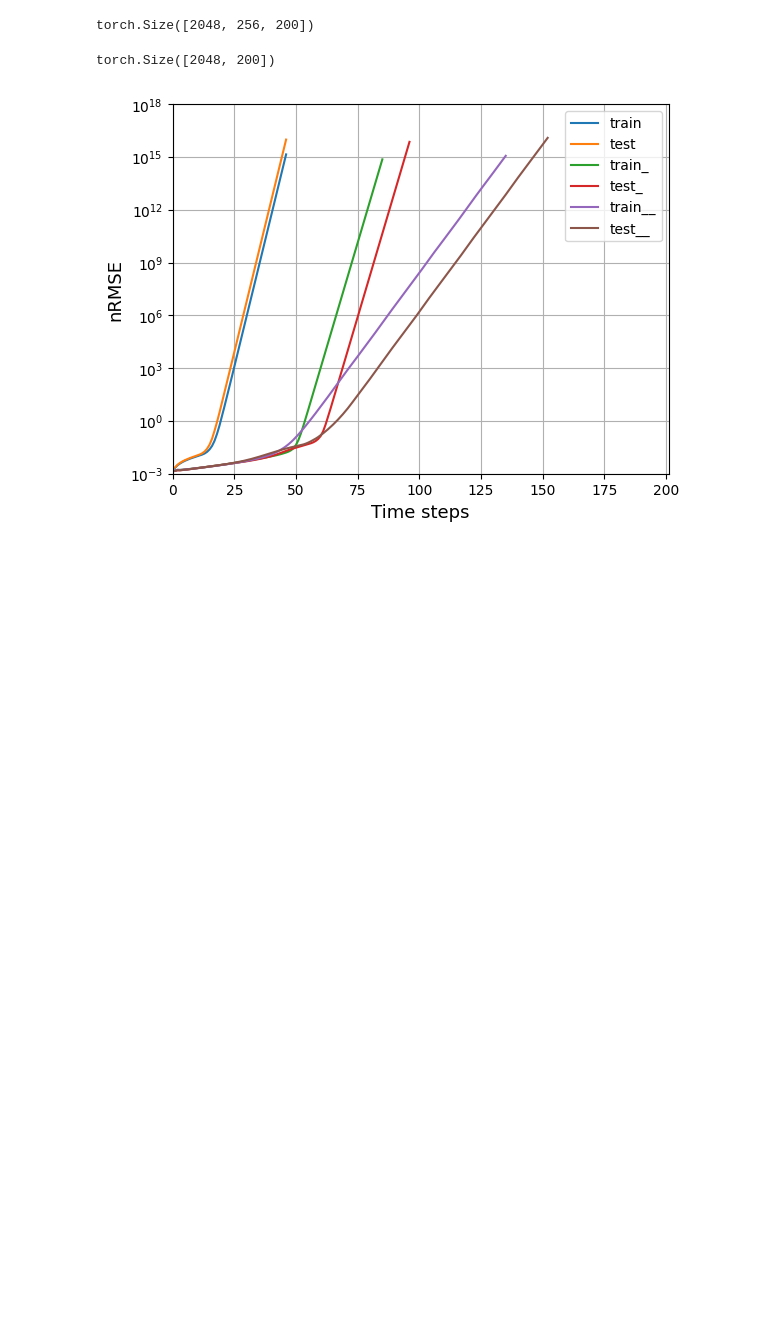
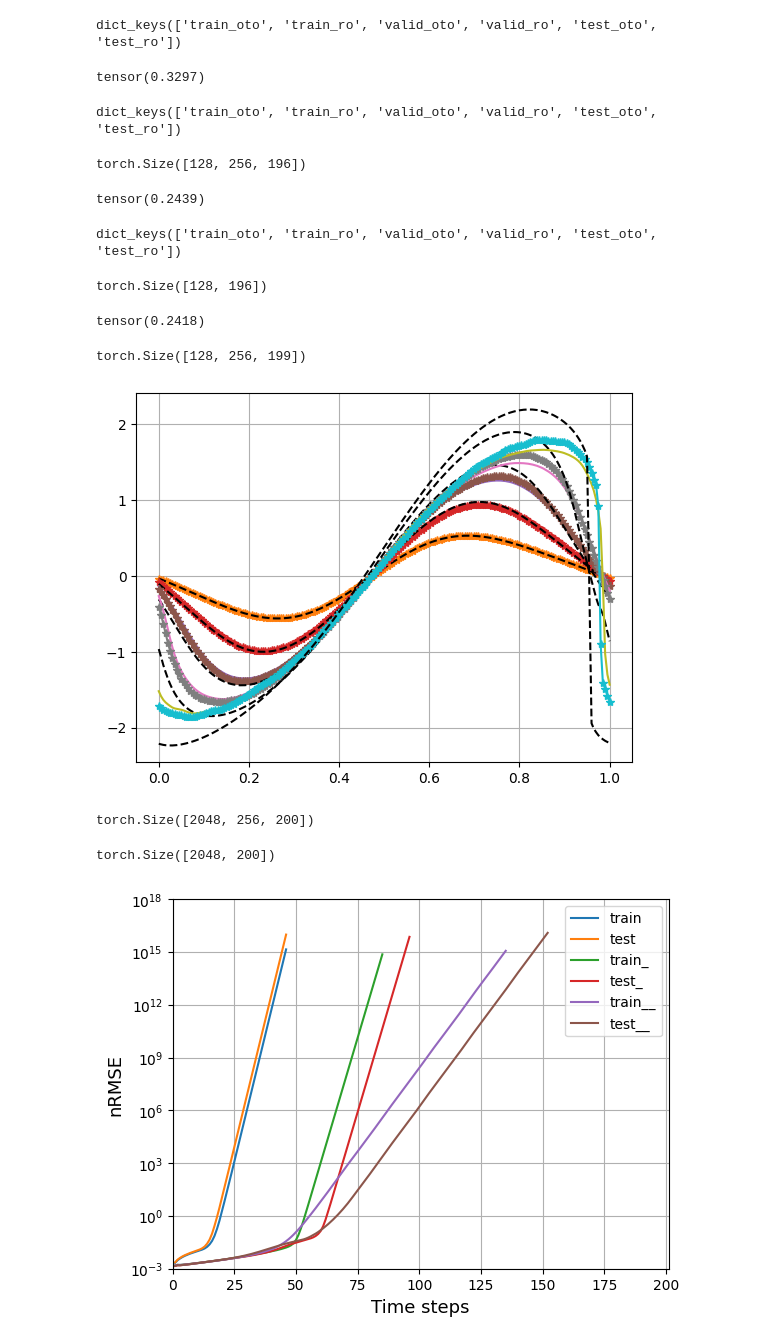
Before and after one commit to seuncoker/constant_autoregression, a Jupyter notebook: advection_analysis.ipynb, the cells around one changed output. Saved outputs shown, nothing was run; the diff lists cells and outputs as text; code cells hidden in the pictures; blank space fills up the shorter version.

```diff
--- a/advection_analysis.ipynb
+++ b/advection_analysis.ipynb
@@ -26,29 +26,23 @@ def normalized_rmse(predictions, true_values):
 # %%
 def analyze_result(file_loc):
     res = torch.load(file_loc, map_location="cpu")
+    print(res.keys())
     try:
-        prediction_B1_cons = res["train_cons_ro_250"][1]
-        actual_B1_cons = res["train_cons_ro_250"][2]
+        prediction_B1_cons = res["train_ro_250"][1]
+        actual_B1_cons = res["train_ro_250"][2]
         #print( res["test_cons_ro_250"][3][0])
         nrmse_cons = normalized_rmse(prediction_B1_cons, actual_B1_cons)
         train_cons = [nrmse_cons, prediction_B1_cons, actual_B1_cons]
     except:
         train_cons = [0,0,0]
     try:
-        prediction_B1_cons = res["test_cons_ro_250"][1]
-        actual_B1_cons = res["test_cons_ro_250"][2]
+        prediction_B1_cons = res["test_ro"][1]
+        actual_B1_cons = res["test_ro"][2]
         #print( res["test_cons_ro_250"][3][0])
         nrmse_cons = normalized_rmse(prediction_B1_cons, actual_B1_cons)
         test_cons = [nrmse_cons, prediction_B1_cons, actual_B1_cons]
     except:
         test_cons = [0,0,0]
-    try:
-        prediction_B1_var = res["test_var_ro_250"][1]
-        actual_B1_var = res["test_var_ro_250"][2]
-        #print( res["test_var_ro_250"][3][0])
-        nrmse_var = normalized_rmse(prediction_B1_var, actual_B1_var)
-        var = [nrmse_var,prediction_B1_var, actual_B1_var]
-    except:
-        var = [0,0,0]
 
-    return [train_cons, test_cons], var
+
+    return train_cons, test_cons
@@ -54,0 +120,49 @@ def analyze_result(file_loc):
+# %%
+file_loc = "/mnt/scratch/scoc/constant_autoregression/result/E1/FNO/TF_AR_Prob/run_1/run_1_best_epoch_proto_1.pt"
+test_ar = analyze_result(file_loc)
+# %% [output]
+dict_keys(['train_oto', 'train_ro', 'valid_oto', 'valid_ro', 'test_oto', 'test_ro'])
+# %%
+torch.mean(test_ar[1][0])
+# %% [output]
+tensor(0.3297)
+# %%
+file_loc = "/mnt/scratch/scoc/constant_autoregression/result/E1/FNO/AR_curriculum/run_1/run_1_best_epoch_proto_1.pt"
+test_ar_cur = analyze_result(file_loc)
+# %% [output]
+dict_keys(['train_oto', 'train_ro', 'valid_oto', 'valid_ro', 'test_oto', 'test_ro'])
+# %%
+test_ar_cur[1][1].shape
+# %% [output]
+torch.Size([128, 256, 196])
+# %%
+torch.mean(test_ar_cur[1][0])
+# %% [output]
+tensor(0.2439)
+# %%
+file_loc = "/mnt/scratch/scoc/constant_autoregression/result/E1/FNO/STWL_curriculum/run_1/run_1_best_epoch_proto_1.pt"
+test_stwl = analyze_result(file_loc)
+# %% [output]
+dict_keys(['train_oto', 'train_ro', 'valid_oto', 'valid_ro', 'test_oto', 'test_ro'])
+# %%
+test_stwl[1][0][...,3:].shape
+# %% [output]
+torch.Size([128, 196])
+# %%
+torch.mean(test_stwl[1][0])
+# %% [output]
+tensor(0.2418)
+# %%
+test_ar[1][2].shape
+# %% [output]
+torch.Size([128, 256, 199])
+# %%
+samp = 50
+for t in range(0,250,50):
+    #plt.plot(torch.linspace(0,1,256), test_ar[1][1][samp,:,t])
+    plt.plot(torch.linspace(0,1,200), test_ar_cur[1][1][samp,:,t])
+    plt.plot(torch.linspace(0,1,200), test_stwl[1][1][samp,:,t], "*-")
+    plt.plot(torch.linspace(0,1,200), test_ar_cur[1][2][samp,:,t], "k--")
+plt.grid()
+# %% [output]
+[figure, added]
```
Also changed, not shown: parts of 15 cells of this notebook, 12 other files.
